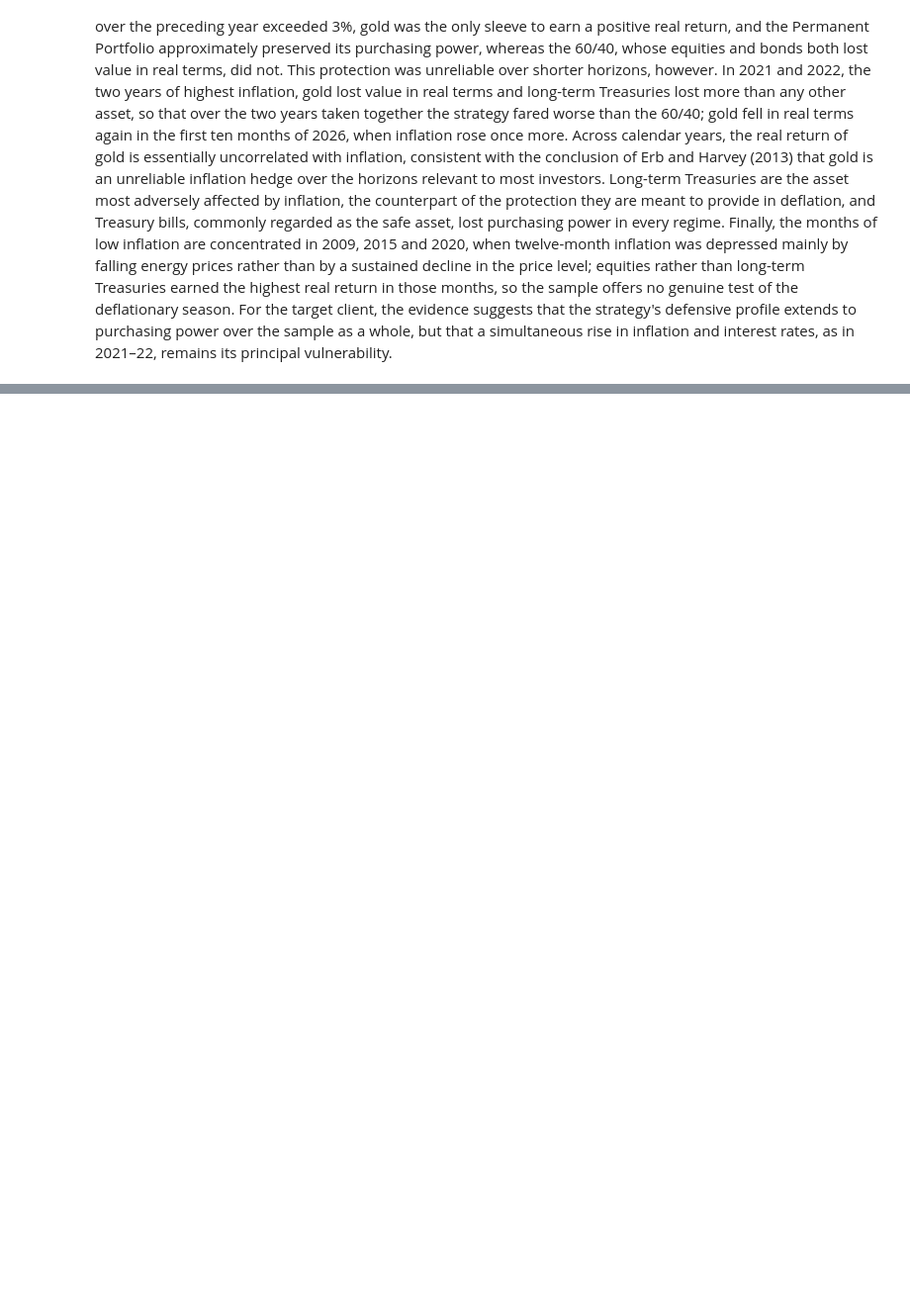
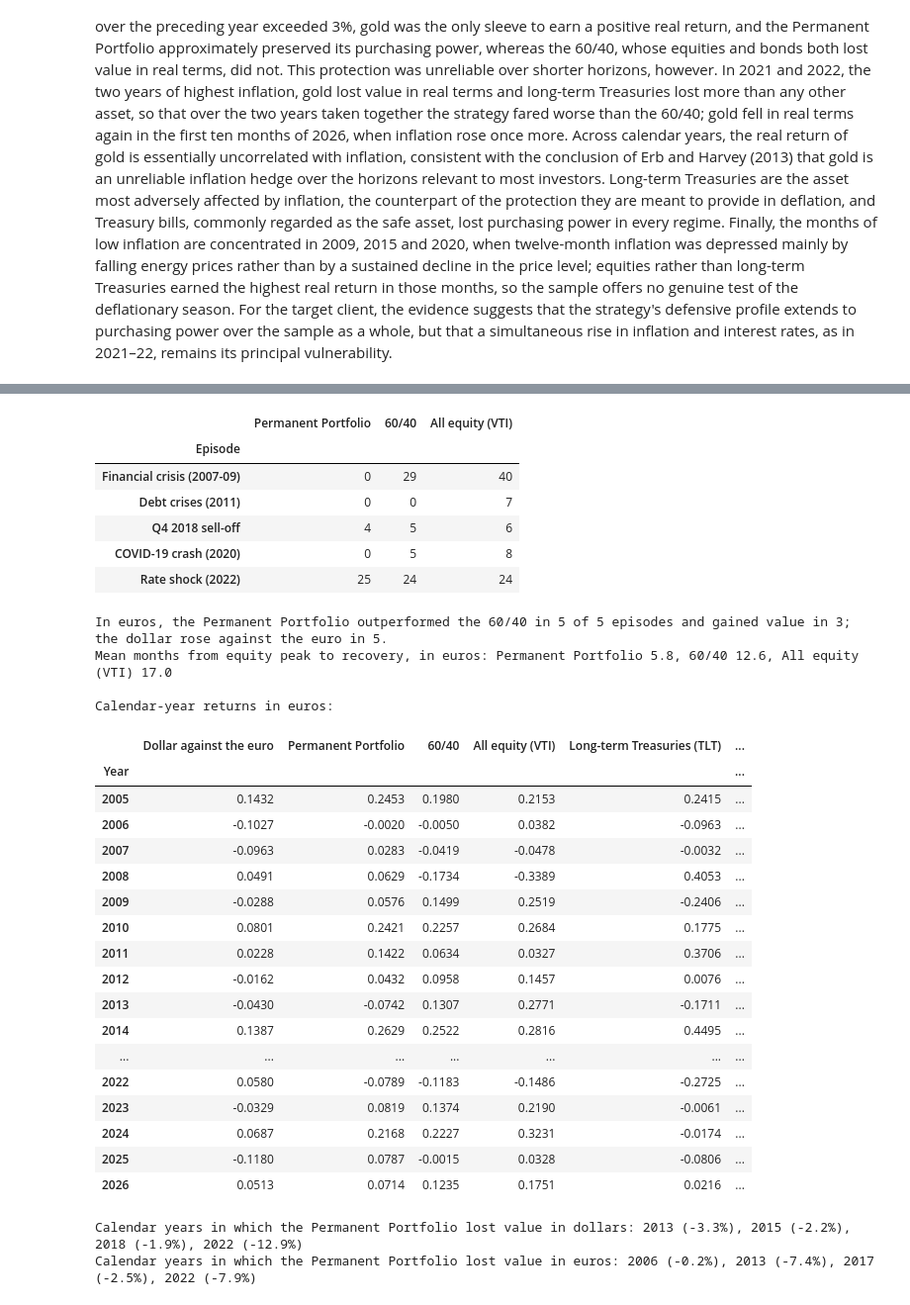
Before and after one commit to UgoBoudjelal/Browne-s-Permanent-Portfolio-, a Jupyter notebook: notebook/Group_G_Permanent_Portfolio.ipynb, the cells around one changed output, grey strips where cells are left out. Shown at 99% size. Cells and saved outputs as stored; diff of their text form; code cells hidden in the pictures; blank space fills up the shorter version.

```diff
--- a/notebook/Group_G_Permanent_Portfolio.ipynb
+++ b/notebook/Group_G_Permanent_Portfolio.ipynb
@@ -1168,0 +1454,49 @@ The regime analysis lends qualified support to the role that Browne assigns to g
+# %%
+# The five episodes of Section 14, with the same peak and trough dates, measured in euros
+dollar_value = wealth_index(dollar_return)          # value in euros of one dollar, 1 at the end of December 2004
+peaks = pd.to_datetime(crisis_table['Equity peak'], format='%b %Y')
+troughs = pd.to_datetime(crisis_table['Equity trough'], format='%b %Y')
+
+euro_crisis_table = crisis_table[['Equity peak', 'Equity trough', 'Months, peak to trough']].copy()
+euro_recovery_table = pd.DataFrame(index=crisis_table.index)
+for p in euro_wealth:
+    w = euro_wealth[p]
+    euro_crisis_table[p] = [w.loc[t] / w.loc[k] - 1 for k, t in zip(peaks, troughs)]
+    euro_recovery_table[p] = [months_to_recover(w, k, t) for k, t in zip(peaks, troughs)]
+euro_crisis_table['Dollar against the euro'] = [dollar_value.loc[t] / dollar_value.loc[k] - 1
+                                                for k, t in zip(peaks, troughs)]
+
+shown = euro_crisis_table.copy()
+for p in list(euro_wealth) + ['Dollar against the euro']:
+    shown[p] = [f'{v:.1%}' for v in euro_crisis_table[p]]
+print("Return in euros from the equity peak to the equity trough, episodes of Section 14:")
+display(shown)
+print("Months from the equity peak to recovery, in euros (0 = at or above its peak value at the trough):")
+display(euro_recovery_table)
+better_eur = int((euro_crisis_table['Permanent Portfolio'] > euro_crisis_table['60/40']).sum())
+print(f"In euros, the Permanent Portfolio outperformed the 60/40 in {better_eur} of {len(euro_crisis_table)} episodes "
+      f"and gained value in {int((euro_crisis_table['Permanent Portfolio'] > 0).sum())}; the dollar rose against the "
+      f"euro in {int((euro_crisis_table['Dollar against the euro'] > 0).sum())}.")
+print("Mean months from equity peak to recovery, in euros: "
+      + ", ".join(f"{p} {euro_recovery_table[p].mean():.1f}" for p in euro_wealth))
+
+# Calendar-year returns in euros and the return of the dollar against the euro; 2026 covers January to October
+calendar_euro = (1 + pd.DataFrame({
+    'Dollar against the euro': dollar_return,
+    'Permanent Portfolio': euro_results['pp_net'],
+    '60/40': euro_results['bench_6040'],
+    'All equity (VTI)': euro_rets['VTI'],
+    'Long-term Treasuries (TLT)': euro_rets['TLT'],
+    'Gold (GLD)': euro_rets['GLD'],
+    'Treasury bills': euro_rets['rf'],
+    'Euribor': rf_eur,
+})).groupby(rets.index.year).prod() - 1
+calendar_euro.index.name = 'Year'
+print("\nCalendar-year returns in euros:")
+display(calendar_euro.round(4))
+pp_years = (1 + pd.DataFrame({'dollars': results['pp_net'], 'euros': euro_results['pp_net']})).groupby(
+    rets.index.year).prod() - 1
+for c in pp_years:
+    print(f"Calendar years in which the Permanent Portfolio lost value in {c}: "
+          + ", ".join(f"{y} ({v:.1%})" for y, v in pp_years[c][pp_years[c] < 0].items()))
+# %% [output]
@@ -1168,0 +1512,31 @@ The regime analysis lends qualified support to the role that Browne assigns to g
+|  | Permanent Portfolio | 60/40 | All equity (VTI) |
+| Episode |  |  |  |
+| Financial crisis (2007-09) | 0 | 29 | 40 |
+| Debt crises (2011) | 0 | 0 | 7 |
+| Q4 2018 sell-off | 4 | 5 | 6 |
+| COVID-19 crash (2020) | 0 | 5 | 8 |
+| Rate shock (2022) | 25 | 24 | 24 |
+In euros, the Permanent Portfolio outperformed the 60/40 in 5 of 5 episodes and gained value in 3; the dollar rose against the euro in 5.
+Mean months from equity peak to recovery, in euros: Permanent Portfolio 5.8, 60/40 12.6, All equity (VTI) 17.0
+
+Calendar-year returns in euros:
+|  | Dollar against the euro | Permanent Portfolio | 60/40 | All equity (VTI) | Long-term Treasuries (TLT) | ... |
+| Year |  |  |  |  |  | ... |
+| 2005 | 0.1432 | 0.2453 | 0.1980 | 0.2153 | 0.2415 | ... |
+| 2006 | -0.1027 | -0.0020 | -0.0050 | 0.0382 | -0.0963 | ... |
+| 2007 | -0.0963 | 0.0283 | -0.0419 | -0.0478 | -0.0032 | ... |
+| 2008 | 0.0491 | 0.0629 | -0.1734 | -0.3389 | 0.4053 | ... |
+| 2009 | -0.0288 | 0.0576 | 0.1499 | 0.2519 | -0.2406 | ... |
+| 2010 | 0.0801 | 0.2421 | 0.2257 | 0.2684 | 0.1775 | ... |
+| 2011 | 0.0228 | 0.1422 | 0.0634 | 0.0327 | 0.3706 | ... |
+| 2012 | -0.0162 | 0.0432 | 0.0958 | 0.1457 | 0.0076 | ... |
+| 2013 | -0.0430 | -0.0742 | 0.1307 | 0.2771 | -0.1711 | ... |
+| 2014 | 0.1387 | 0.2629 | 0.2522 | 0.2816 | 0.4495 | ... |
+| ... | ... | ... | ... | ... | ... | ... |
+| 2022 | 0.0580 | -0.0789 | -0.1183 | -0.1486 | -0.2725 | ... |
+| 2023 | -0.0329 | 0.0819 | 0.1374 | 0.2190 | -0.0061 | ... |
+| 2024 | 0.0687 | 0.2168 | 0.2227 | 0.3231 | -0.0174 | ... |
+| 2025 | -0.1180 | 0.0787 | -0.0015 | 0.0328 | -0.0806 | ... |
+| 2026 | 0.0513 | 0.0714 | 0.1235 | 0.1751 | 0.0216 | ... |
+Calendar years in which the Permanent Portfolio lost value in dollars: 2013 (-3.3%), 2015 (-2.2%), 2018 (-1.9%), 2022 (-12.9%)
+Calendar years in which the Permanent Portfolio lost value in euros: 2006 (-0.2%), 2013 (-7.4%), 2017 (-2.5%), 2022 (-7.9%)
```
Also changed, not shown: parts of 11 cells of this notebook, 39 other files.
